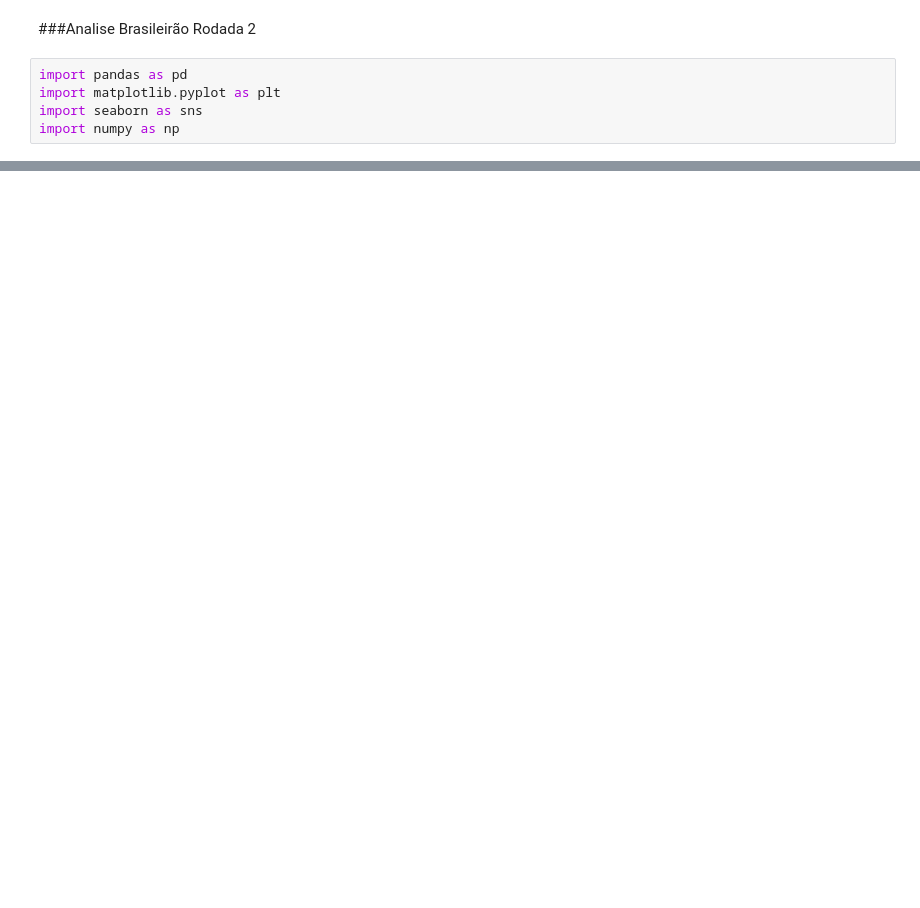
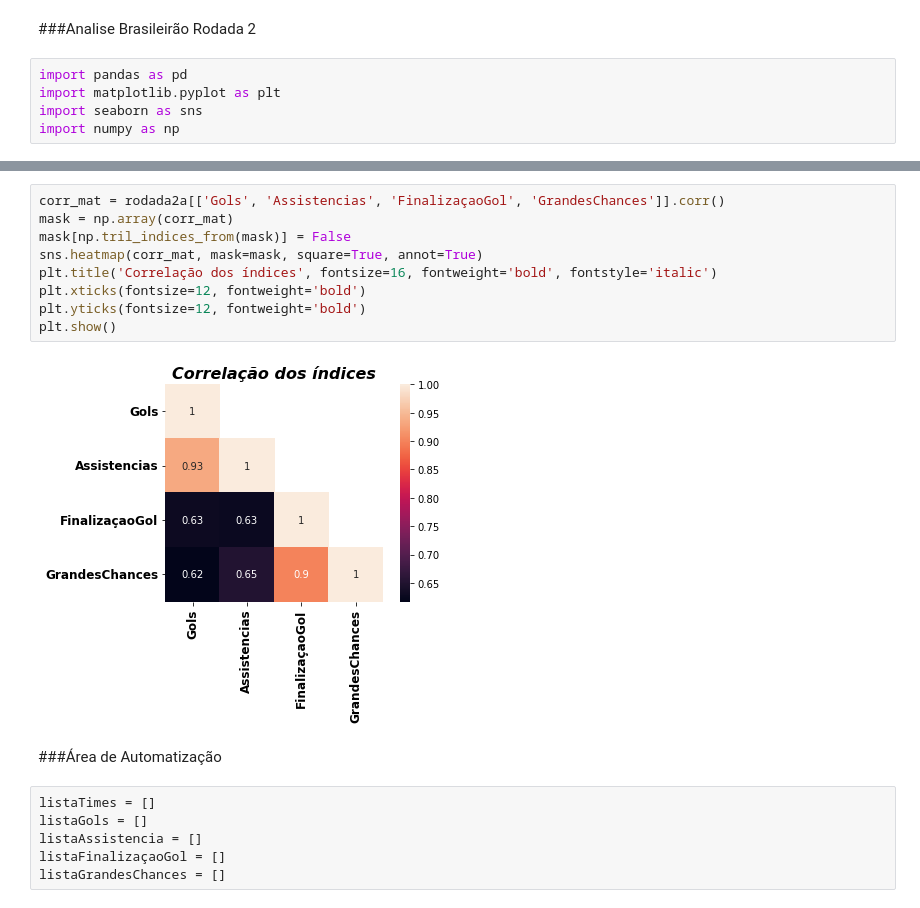
Before and after one commit to AzediasFabiano/TreinoVagaMercado, a Jupyter notebook: AnaliseFutBr.ipynb, the cells around one changed output, grey strips where cells are left out. Cells and saved outputs as stored; diff of their text form; blank space fills up the shorter version.

```diff
--- a/AnaliseFutBr.ipynb
+++ b/AnaliseFutBr.ipynb
@@ -70,0 +112,19 @@ rodada1 = pd.DataFrame({
+# %%
+corr_mat = rodada2a[['Gols', 'Assistencias', 'FinalizaçaoGol', 'GrandesChances']].corr()
+mask = np.array(corr_mat)
+mask[np.tril_indices_from(mask)] = False
+sns.heatmap(corr_mat, mask=mask, square=True, annot=True)
+plt.title('Correlação dos índices', fontsize=16, fontweight='bold', fontstyle='italic')
+plt.xticks(fontsize=12, fontweight='bold')
+plt.yticks(fontsize=12, fontweight='bold')
+plt.show()
+# %% [output]
+[figure, added]
+# %% [markdown]
+###Área de Automatização
+# %%
+listaTimes = []
+listaGols = []
+listaAssistencia = []
+listaFinalizaçaoGol = []
+listaGrandesChances = []
```
Also changed, not shown: parts of 17 cells of this notebook.
